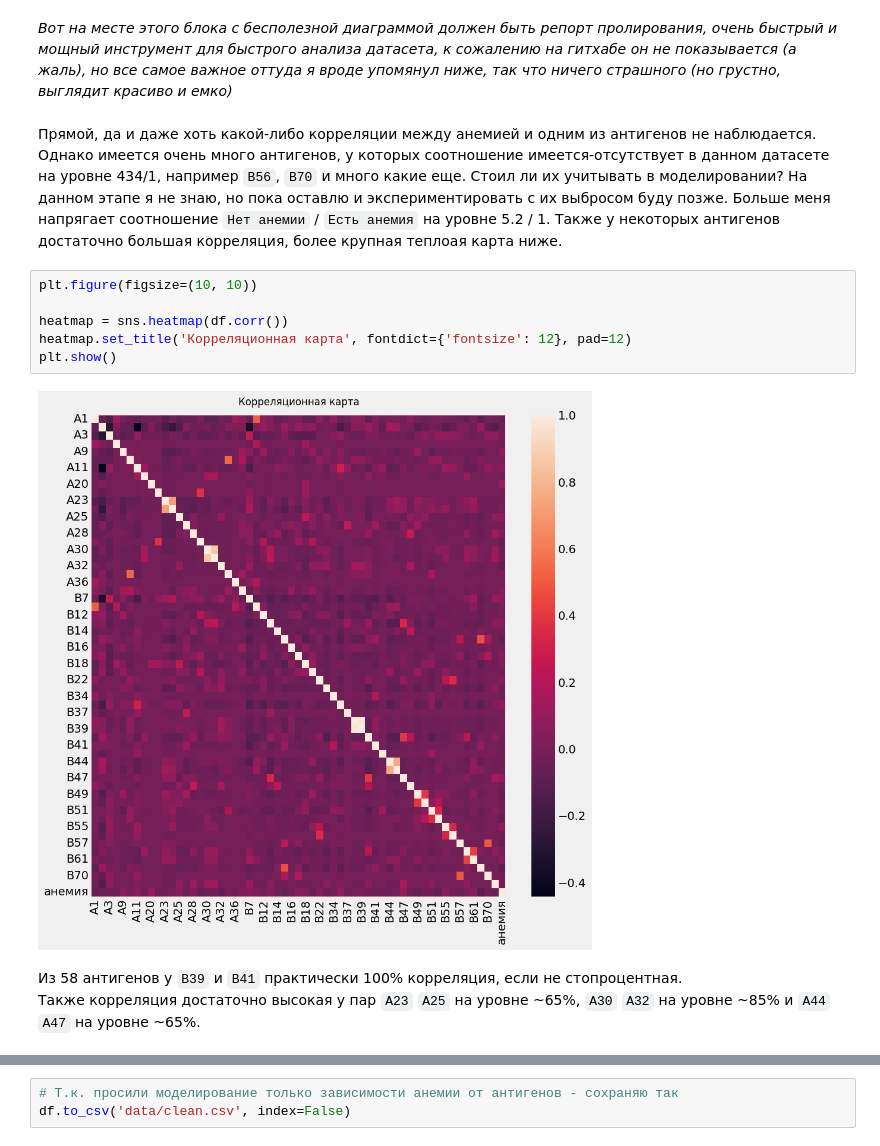
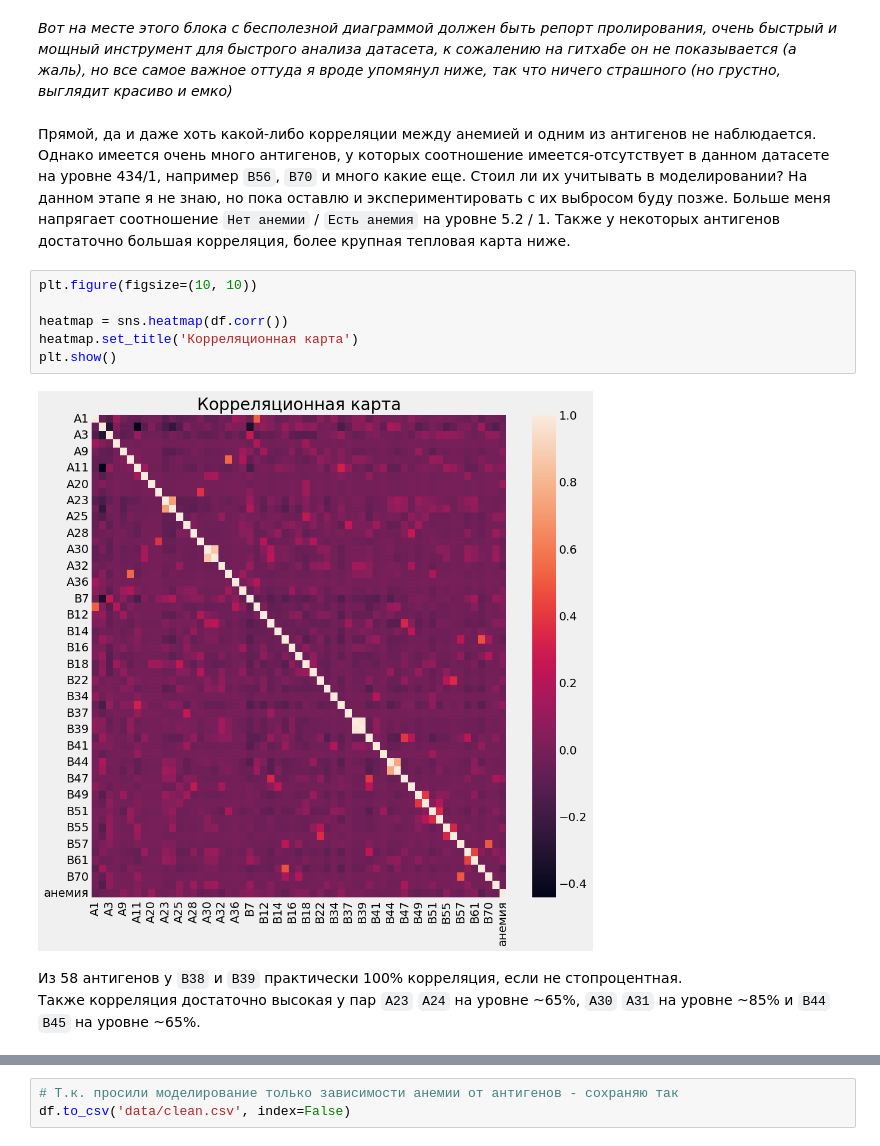
Before and after one commit to EmpyEmpt/Anemia-modeling, a Jupyter notebook: exploration.ipynb, the cells around one changed output, grey strips where cells are left out. Saved outputs shown, nothing was run; the diff lists cells and outputs as text.

```diff
--- a/exploration.ipynb
+++ b/exploration.ipynb
@@ -62,18 +62,18 @@ pp.ProfileReport(df)
 # %% [markdown]
 *Вот на месте этого блока с бесполезной диаграммой должен быть репорт пролирования, очень быстрый и мощный инструмент для быстрого анализа датасета, к сожалению на гитхабе он не показывается (а жаль), но все самое важное оттуда я вроде упомянул ниже, так что ничего страшного (но грустно, выглядит красиво и емко)*
 # %% [markdown]
-Прямой, да и даже хоть какой-либо корреляции между анемией и одним из антигенов не наблюдается. Однако имеется очень много антигенов, у которых соотношение имеется-отсутствует в данном датасете на уровне 434/1, например `B56`, `B70` и много какие еще. Стоил ли их учитывать в моделировании? На данном этапе я не знаю, но пока оставлю и экспериментировать с их выбросом буду позже. Больше меня напрягает соотношение `Нет анемии` / `Есть анемия` на уровне 5.2 / 1. Также у некоторых антигенов достаточно большая корреляция, более крупная теплоая карта ниже.
+Прямой, да и даже хоть какой-либо корреляции между анемией и одним из антигенов не наблюдается. Однако имеется очень много антигенов, у которых соотношение имеется-отсутствует в данном датасете на уровне 434/1, например `B56`, `B70` и много какие еще. Стоил ли их учитывать в моделировании? На данном этапе я не знаю, но пока оставлю и экспериментировать с их выбросом буду позже. Больше меня напрягает соотношение `Нет анемии` / `Есть анемия` на уровне 5.2 / 1. Также у некоторых антигенов достаточно большая корреляция, более крупная тепловая карта ниже.
 # %%
 plt.figure(figsize=(10, 10))
 
 heatmap = sns.heatmap(df.corr())
-heatmap.set_title('Корреляционная карта', fontdict={'fontsize': 12}, pad=12)
+heatmap.set_title('Корреляционная карта')
 plt.show()
 # %% [output]
-[figure, old version]
+[figure, new version]
 # %% [markdown]
-Из 58 антигенов у `B39` и `B41` практически 100% корреляция, если не стопроцентная.
-Также корреляция достаточно высокая у пар `A23` `A25` на уровне ~65%, `A30` `A32` на уровне ~85% и `A44` `A47` на уровне ~65%.
+Из 58 антигенов у `B38` и `B39` практически 100% корреляция, если не стопроцентная.
+Также корреляция достаточно высокая у пар `A23` `A24` на уровне ~65%, `A30` `A31` на уровне ~85% и `B44` `B45` на уровне ~65%.
 # %% [markdown]
 Какой пока план:
 - В тупую запихнуть все данные в несколько разных моделей и посмотреть что получится
```
Also changed, not shown: parts of 1 cell of this notebook, 1 other file.
